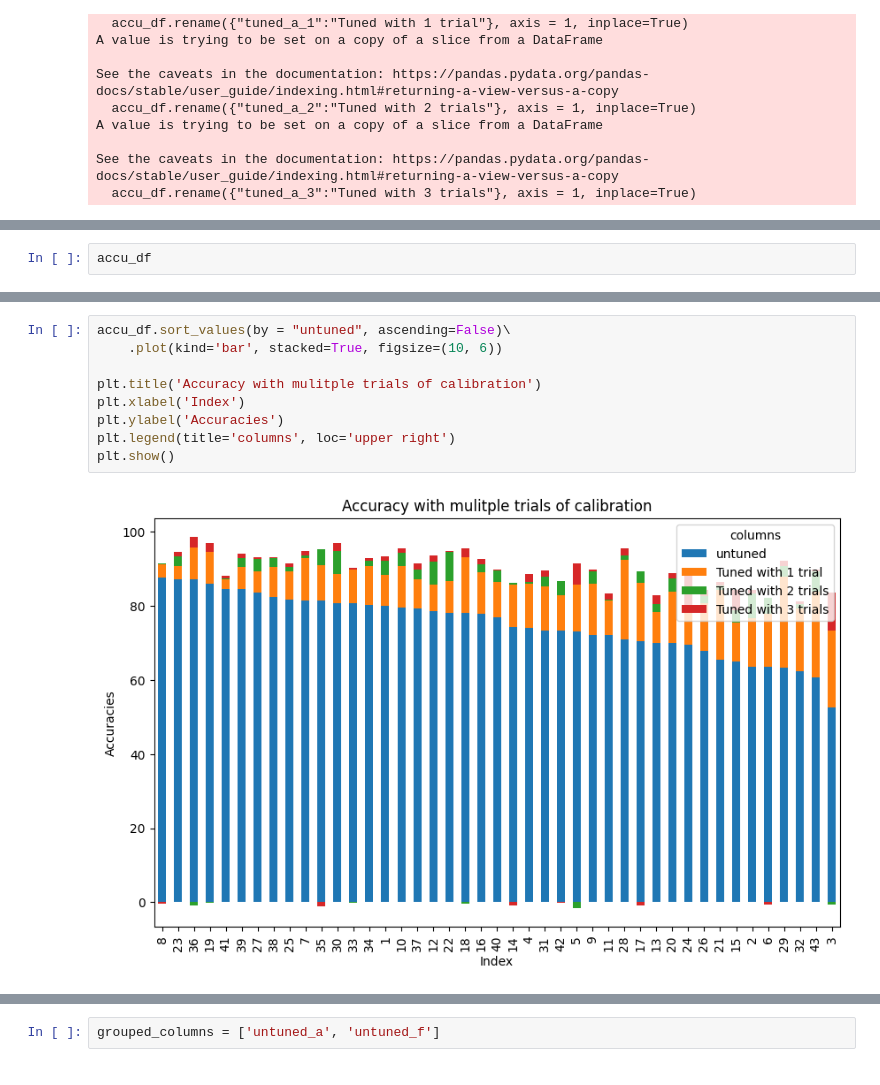
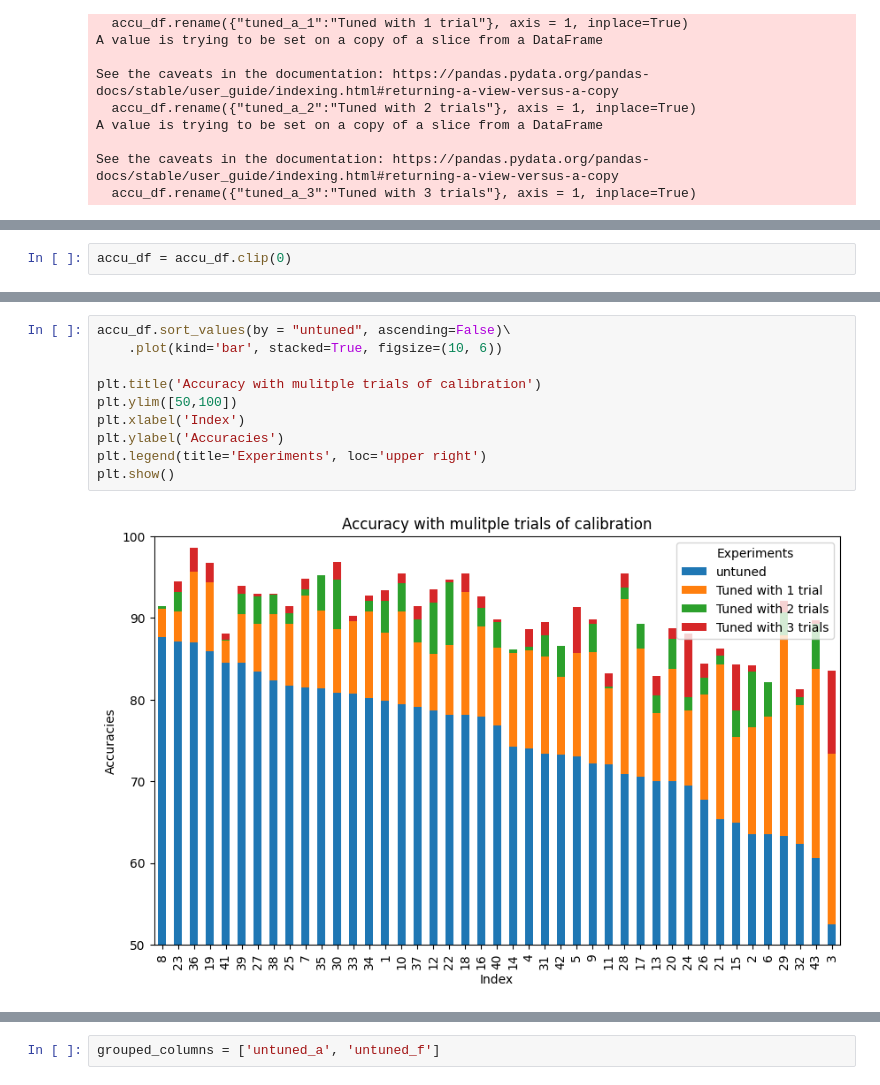
Before and after one commit to tanmaygadgil/DS5500-project, a Jupyter notebook: DL/Analysis.ipynb, the cells around one changed output, grey strips where cells are left out. Drawn from its saved outputs; the diff is of its cells as text.

```diff
--- a/DL/Analysis.ipynb
+++ b/DL/Analysis.ipynb
@@ -398,2 +442,2 @@ See the caveats in the documentation: https://pandas.pydata.org/pandas-docs/stab
 # %%
-accu_df
+accu_df = accu_df.clip(0)
@@ -418,11 +444,12 @@ accu_df
 # %%
 accu_df.sort_values(by = "untuned", ascending=False)\
     .plot(kind='bar', stacked=True, figsize=(10, 6))
 
 plt.title('Accuracy with mulitple trials of calibration')
+plt.ylim([50,100])
 plt.xlabel('Index')
 plt.ylabel('Accuracies')
-plt.legend(title='columns', loc='upper right')
+plt.legend(title='Experiments', loc='upper right')
 plt.show()
 # %% [output]
-[figure, old version]
+[figure, new version]
```
Also changed, not shown: parts of 5 cells of this notebook, 3 other files.
